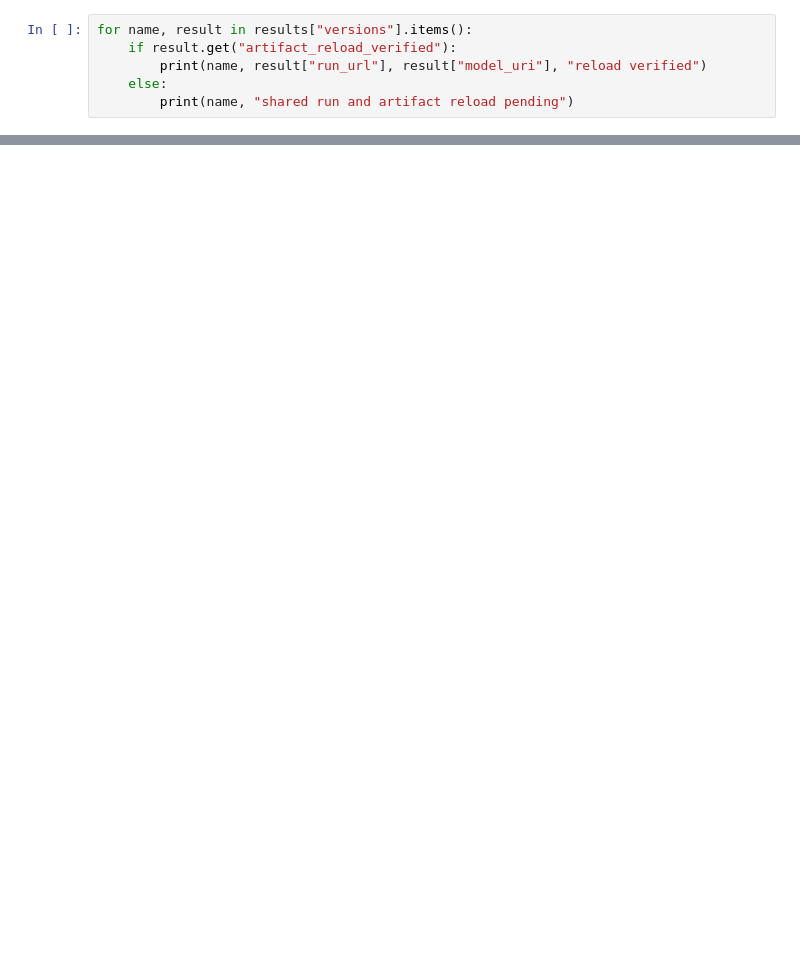
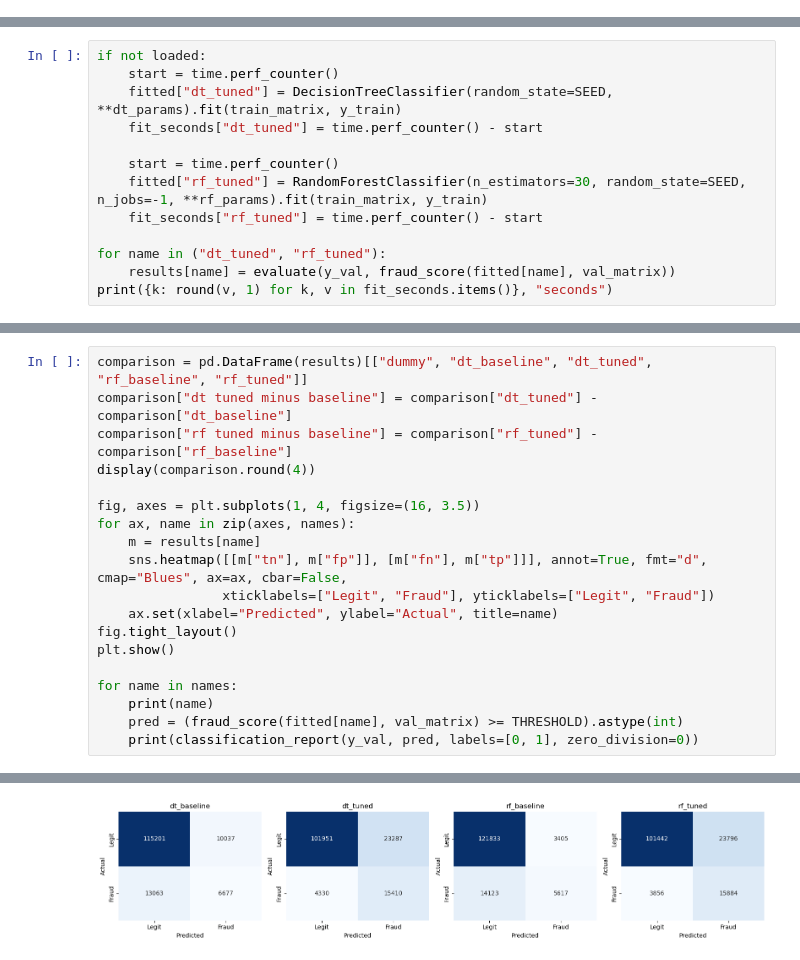
Before and after one commit to hqasdf/agilemlops-ca1, a Jupyter notebook: KochuveettilTojiEphraimModels.ipynb, the cells around one changed output, grey strips where cells are left out. Cells and saved outputs as stored; diff of their text form; blank space fills up the shorter version.

Commit message:
Update PBI 08 model notebook

```diff
--- a/KochuveettilTojiEphraimModels.ipynb
+++ b/KochuveettilTojiEphraimModels.ipynb
@@ -274,6 +0,0 @@ The notebook calls `prepare_ephraim_data` and `train_ephraim_models` directly. T
-# %%
-for name, result in results["versions"].items():
-    if result.get("artifact_reload_verified"):
-        print(name, result["run_url"], result["model_uri"], "reload verified")
-    else:
-        print(name, "shared run and artifact reload pending")
@@ -287,0 +296,13 @@ for name, result in results["versions"].items():
+# %%
+if not loaded:
+    start = time.perf_counter()
+    fitted["dt_tuned"] = DecisionTreeClassifier(random_state=SEED, **dt_params).fit(train_matrix, y_train)
+    fit_seconds["dt_tuned"] = time.perf_counter() - start
+
+    start = time.perf_counter()
+    fitted["rf_tuned"] = RandomForestClassifier(n_estimators=30, random_state=SEED, n_jobs=-1, **rf_params).fit(train_matrix, y_train)
+    fit_seconds["rf_tuned"] = time.perf_counter() - start
+
+for name in ("dt_tuned", "rf_tuned"):
+    results[name] = evaluate(y_val, fraud_score(fitted[name], val_matrix))
+print({k: round(v, 1) for k, v in fit_seconds.items()}, "seconds")
@@ -287,0 +314,20 @@ for name, result in results["versions"].items():
+# %%
+comparison = pd.DataFrame(results)[["dummy", "dt_baseline", "dt_tuned", "rf_baseline", "rf_tuned"]]
+comparison["dt tuned minus baseline"] = comparison["dt_tuned"] - comparison["dt_baseline"]
+comparison["rf tuned minus baseline"] = comparison["rf_tuned"] - comparison["rf_baseline"]
+display(comparison.round(4))
+
+fig, axes = plt.subplots(1, 4, figsize=(16, 3.5))
+for ax, name in zip(axes, names):
+    m = results[name]
+    sns.heatmap([[m["tn"], m["fp"]], [m["fn"], m["tp"]]], annot=True, fmt="d", cmap="Blues", ax=ax, cbar=False,
+                xticklabels=["Legit", "Fraud"], yticklabels=["Legit", "Fraud"])
+    ax.set(xlabel="Predicted", ylabel="Actual", title=name)
+fig.tight_layout()
+plt.show()
+
+for name in names:
+    print(name)
+    pred = (fraud_score(fitted[name], val_matrix) >= THRESHOLD).astype(int)
+    print(classification_report(y_val, pred, labels=[0, 1], zero_division=0))
+# %% [output]
@@ -287,0 +345 @@ for name, result in results["versions"].items():
+[figure, added]
```
Also changed, not shown: parts of 44 cells of this notebook, 1 other file.
